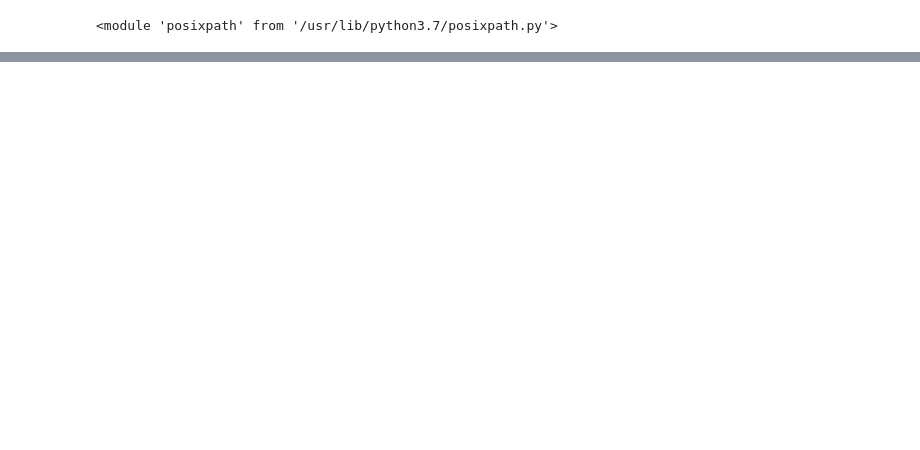
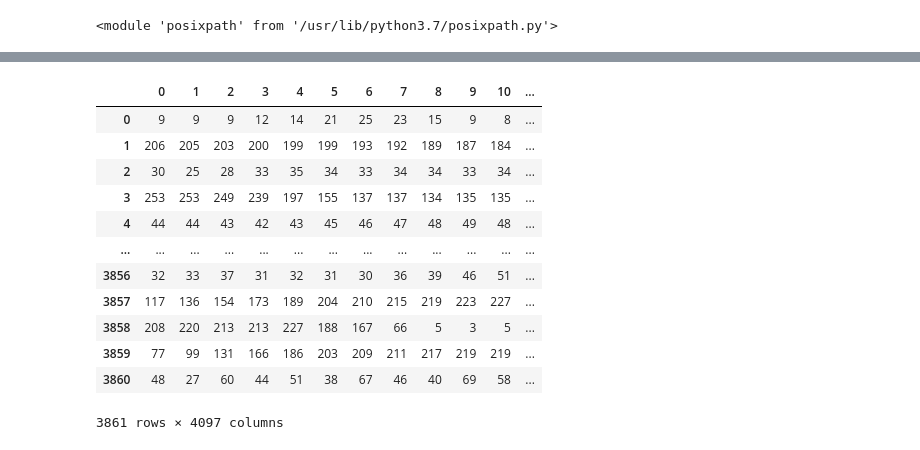
Before and after one commit to harsh-ux/PRML-Mask-Detection, a Jupyter notebook: mask.ipynb, the cells around one changed output, grey strips where cells are left out. Saved outputs shown, nothing was run; the diff lists cells and outputs as text; code cells hidden in the pictures; blank space fills up the shorter version.

```diff
--- a/mask.ipynb
+++ b/mask.ipynb
@@ -35,0 +181,2 @@ print(nomask_img[:10])
+# %%
+nonmask_df['Label'] = labels1
@@ -35,0 +219,18 @@ print(nomask_img[:10])
+# %%
+main_df = pd.concat([nonmask_df, mask_df])
+# %%
+main_df.reset_index(drop=True)
+# %% [output]
+|  | 0 | 1 | 2 | 3 | 4 | 5 | 6 | 7 | 8 | 9 | 10 | ... |
+| 0 | 9 | 9 | 9 | 12 | 14 | 21 | 25 | 23 | 15 | 9 | 8 | ... |
+| 1 | 206 | 205 | 203 | 200 | 199 | 199 | 193 | 192 | 189 | 187 | 184 | ... |
+| 2 | 30 | 25 | 28 | 33 | 35 | 34 | 33 | 34 | 34 | 33 | 34 | ... |
+| 3 | 253 | 253 | 249 | 239 | 197 | 155 | 137 | 137 | 134 | 135 | 135 | ... |
+| 4 | 44 | 44 | 43 | 42 | 43 | 45 | 46 | 47 | 48 | 49 | 48 | ... |
+| ... | ... | ... | ... | ... | ... | ... | ... | ... | ... | ... | ... | ... |
+| 3856 | 32 | 33 | 37 | 31 | 32 | 31 | 30 | 36 | 39 | 46 | 51 | ... |
+| 3857 | 117 | 136 | 154 | 173 | 189 | 204 | 210 | 215 | 219 | 223 | 227 | ... |
+| 3858 | 208 | 220 | 213 | 213 | 227 | 188 | 167 | 66 | 5 | 3 | 5 | ... |
+| 3859 | 77 | 99 | 131 | 166 | 186 | 203 | 209 | 211 | 217 | 219 | 219 | ... |
+| 3860 | 48 | 27 | 60 | 44 | 51 | 38 | 67 | 46 | 40 | 69 | 58 | ... |
+3861 rows × 4097 columns
```
Also changed, not shown: parts of 22 cells of this notebook.
